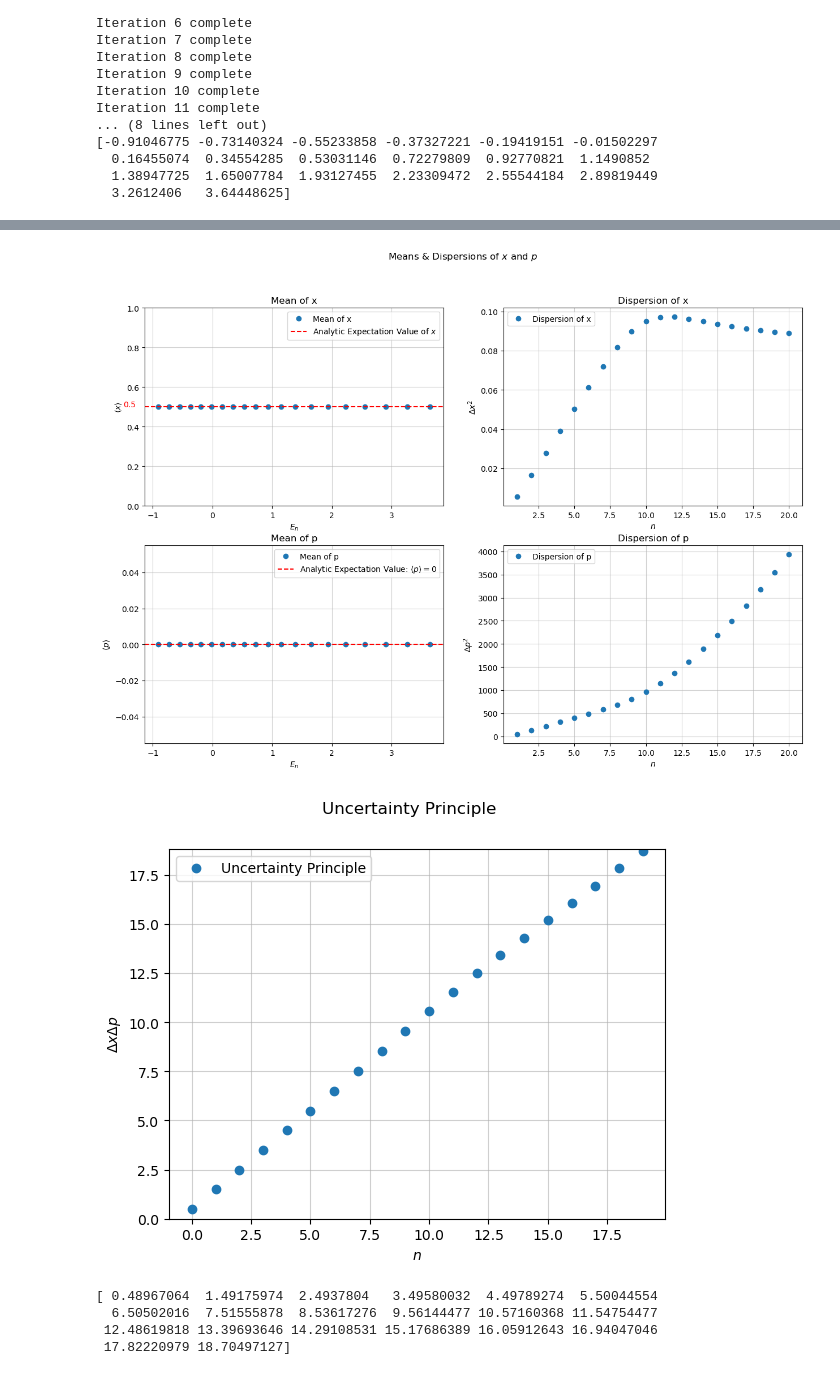
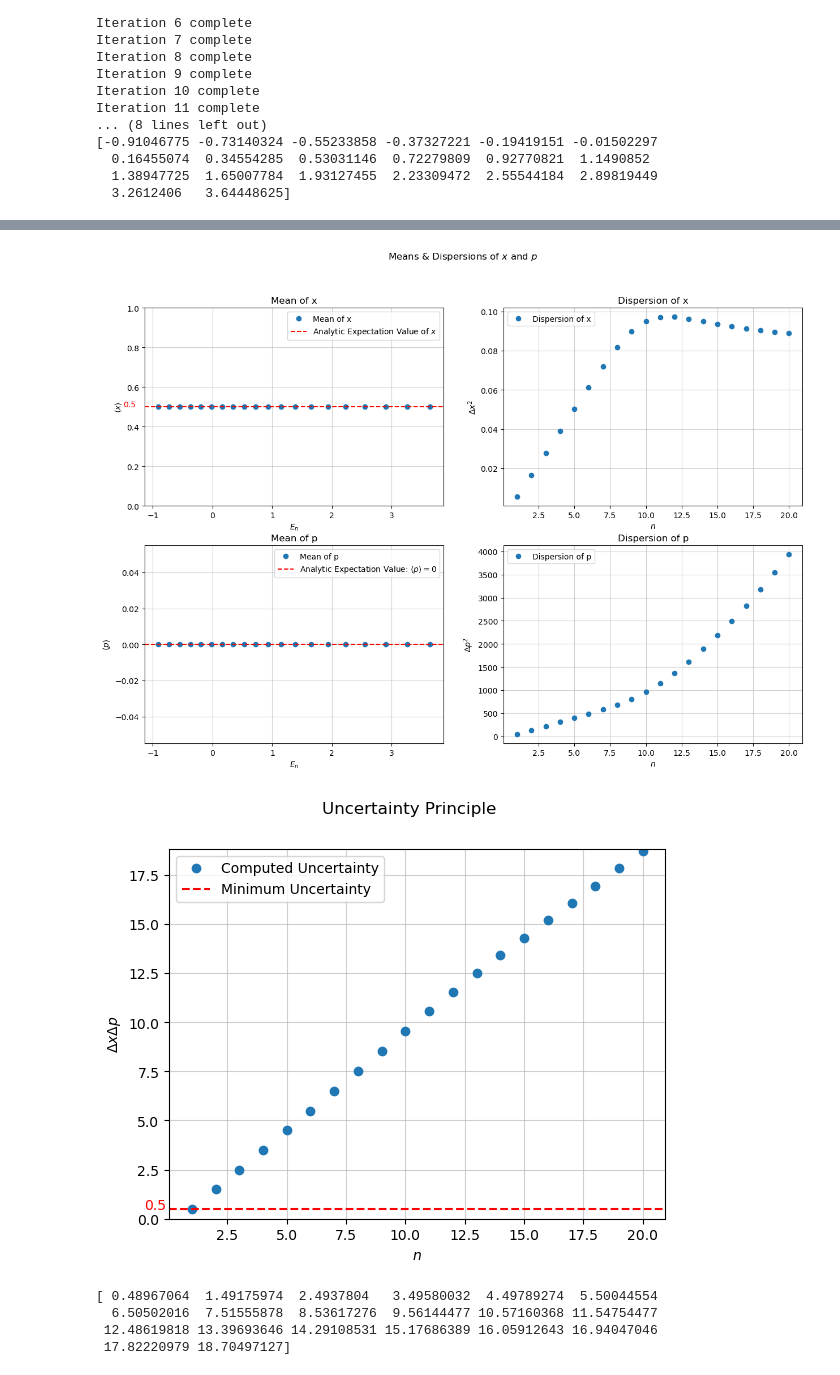
Before and after one commit to DavidLawton04/MuchStuff, a Jupyter notebook: Junior Sophister/JS Labs/Comp Lab/Comp_Lab_David_Lawton.ipynb, the cells around one changed output, grey strips where cells are left out. Cells and saved outputs as stored; diff of their text form; code cells hidden in the pictures.

```diff
--- a/Junior Sophister/JS Labs/Comp Lab/Comp_Lab_David_Lawton.ipynb
+++ b/Junior Sophister/JS Labs/Comp Lab/Comp_Lab_David_Lawton.ipynb
@@ -25,7 +25,8 @@ xtilde_vals = np.linspace(0, 1, N)
 # Define iterative method for solving the Schrodinger equation
 def iterative_method(Psi_, k_squared_vals_, N_):
     l_squared = (1/N)**2
-    p_vals, q_vals = 1 - (5/12) * l_squared * k_squared_vals_, 1 + (1/12) * l_squared * k_squared_vals_
+    p_vals, q_vals = 1 - (5/12) * l_squared * k_squared_vals_, \
+                     1 + (1/12) * l_squared * k_squared_vals_
     for i in range(2, N_):
         Psi_[i] = (2*p_vals[i-1]*Psi_[i-1] - q_vals[i-2]*Psi_[i-2])/q_vals[i]
     return Psi_
@@ -79,7 +110,7 @@ def analysis_no_plot(Psi_, nrg_, nu_, xtilde_vals_, N_, GammaSquare_):
 # %%
 def Shooting_method(nrg_, nu_, xtilde_vals_, N_, GammaSquare_):
         dnrg = 1E-2
-        tolerance = 1E-14
+        tolerance = 1E-15
 
         Psi_ = np.zeros(N_)
         Psi_ = analysis_no_plot(Psi_, nrg_, nu_, xtilde_vals_, N_, GammaSquare_)
@@ -212,7 +241,7 @@ def normalised_wavefunction(Psi_, N_):
         Int_of_Psi_square = simps(Psi_**2, dx=1/N_)
         return Psi_/(Int_of_Psi_square**0.5)
 
-def plot_normalised_wavefunctions(energy_final_values_, nu_, xtilde_vals_, N_, GammaSquare_):
+def plot_normalised_wavefunctions(energy_final_values_, nu_, xtilde_vals_, N_, GammaSquare_, function_name='nu'):
     fig, axs = plt.subplots()
     fig.suptitle('Normalised Wavefunctions')
 
@@ -237,6 +266,9 @@ def plot_normalised_wavefunctions(energy_final_values_, nu_, xtilde_vals_, N_, G
     axs.set_xlabel('$x/L$')
     axs.set_ylabel('$\psi(x/L)$')
     axs.legend()
+    axs.grid(alpha=0.6)
+
+    plt.savefig(f'/home/dj-lawton/Documents/Junior Sophister/JS Labs/Comp Lab/Normalised Wavefunctions_{function_name}.pdf')
     plt.show()
     plt.close()
 
@@ -309,7 +341,7 @@ print(' Uncertainty in x:', np.sqrt(dispersion_x(Psi, xtilde_vals, N)), '\n',
       'Uncertainty in p:', np.sqrt(dispersion_p(Psi, xtilde_vals, N)), '\n',
       'Uncertainty principle:', np.sqrt(dispersion_x(Psi, xtilde_vals, N)*dispersion_p(Psi, xtilde_vals, N)), '≳', 0.5)
 
-def uncertainty_principle_check_and_plot(energies, nu_, xtilde_vals_, N_, GammaSquare_):
+def uncertainty_principle_check_and_plot(energies, nu_, xtilde_vals_, N_, GammaSquare_, function_name='nu'):
     expec_p = np.zeros(len(energies))
     expec_p_squared = np.zeros(len(energies))
     disp_p = np.zeros(len(energies))
@@ -353,7 +385,7 @@ def uncertainty_principle_check_and_plot(energies, nu_, xtilde_vals_, N_, GammaS
     n_vals = np.arange(1,len(energies)+1)
     axs[0,1].set_title('Dispersion of x')
     axs[0,1].grid(alpha=0.6)
-    axs[0,1].plot(n_vals, disp_x, 'o', label='Dispersion of x')
+    axs[0,1].plot(n_vals, disp_x,'o', label='Dispersion of x')
     axs[0,1].set_xlabel('$n$')
     axs[0,1].set_ylabel('$\\Delta x^2$')
     if nu_ == nu:
@@ -381,6 +413,7 @@ def uncertainty_principle_check_and_plot(energies, nu_, xtilde_vals_, N_, GammaS
         print('No analytic solutions for this potential.')
     axs[1,1].legend()
 
+    plt.savefig(f'/home/dj-lawton/Documents/Junior Sophister/JS Labs/Comp Lab/means_and_dispersions_for_{function_name}.pdf')
     plt.show()
     plt.close()
 
@@ -390,12 +423,17 @@ def uncertainty_principle_check_and_plot(energies, nu_, xtilde_vals_, N_, GammaS
     fig.suptitle('Uncertainty Principle')
 
     axs.grid(alpha=0.6)
-    axs.plot(uncertainty_principle, 'o', label='Uncertainty Principle')
+    axs.plot(n_vals, uncertainty_principle, 'o', label='Computed Uncertainty')
     axs.set_xlabel('$n$')
     axs.set_ylabel('$\\Delta x \\Delta p$')
     axs.set_ylim(0, max(uncertainty_principle)+0.1)
+    axs.axhline(0.5, color='r', linestyle='--', label='Minimum Uncertainty')
+    if nu_ == nu:
+        axs.scatter(n_vals, np.sqrt((n_vals**2*np.pi**2-6)/12), marker='s', color='red', label='Analytic Uncertainty')
+    axs.text(-1, 0.5, 0.5, color='r')
     axs.legend()
 
+    plt.savefig(f'/home/dj-lawton/Documents/Junior Sophister/JS Labs/Comp Lab/uncertainty_principle_for_{function_name}.pdf')
     plt.show()
     plt.close()
 
@@ -476,9 +514,9 @@ Iteration 11 complete
   3.2612406   3.64448625]
 # %%
 
-plot_normalised_wavefunctions(energy_final_values2, harmonic_nu, xtilde_vals, N, GammaSquare2)
+plot_normalised_wavefunctions(energy_final_values2, harmonic_nu, xtilde_vals, N, GammaSquare2, function_name='harmonic_nu')
 
-uncertainty_principle_check_and_plot(energy_final_values2, harmonic_nu, xtilde_vals, N, GammaSquare2)
+uncertainty_principle_check_and_plot(energy_final_values2, harmonic_nu, xtilde_vals, N, GammaSquare2, function_name='harmonic_nu')
 # %% [output]
 Energy 0 correct.
 Normalisation succesful for $E_1$
@@ -520,7 +551,7 @@ Uncertainty principle satisfied for E_3.644486248983089
 No analytic solutions for this potential.
 No analytic solutions for this potential.
 [figure]
-[figure, old version]
+[figure, new version]
 [ 0.48967064  1.49175974  2.4937804   3.49580032  4.49789274  5.50044554
   6.50502016  7.51555878  8.53617276  9.56144477 10.57160368 11.54754477
  12.48619818 13.39693646 14.29108531 15.17686389 16.05912643 16.94047046
```
Also changed, not shown: parts of 7 cells of this notebook, 23 other files.
